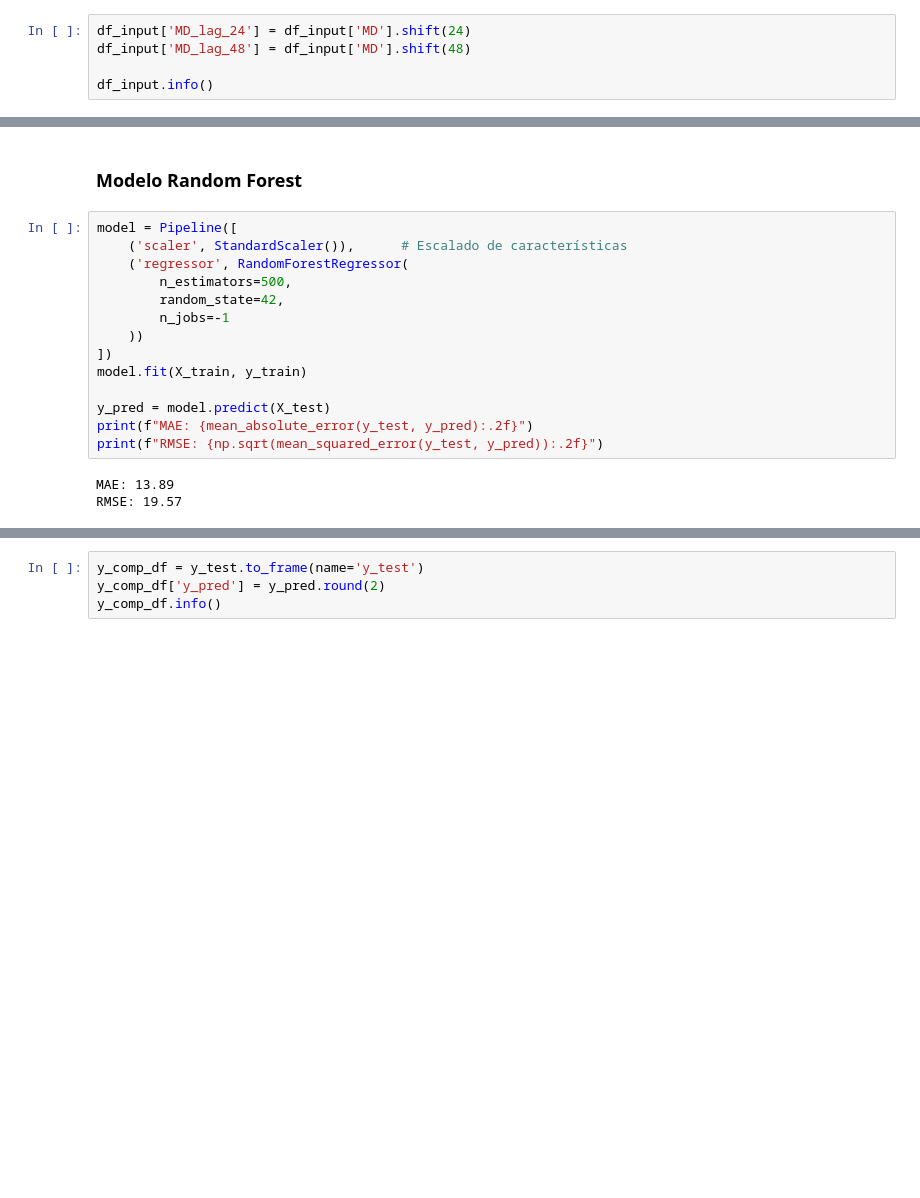
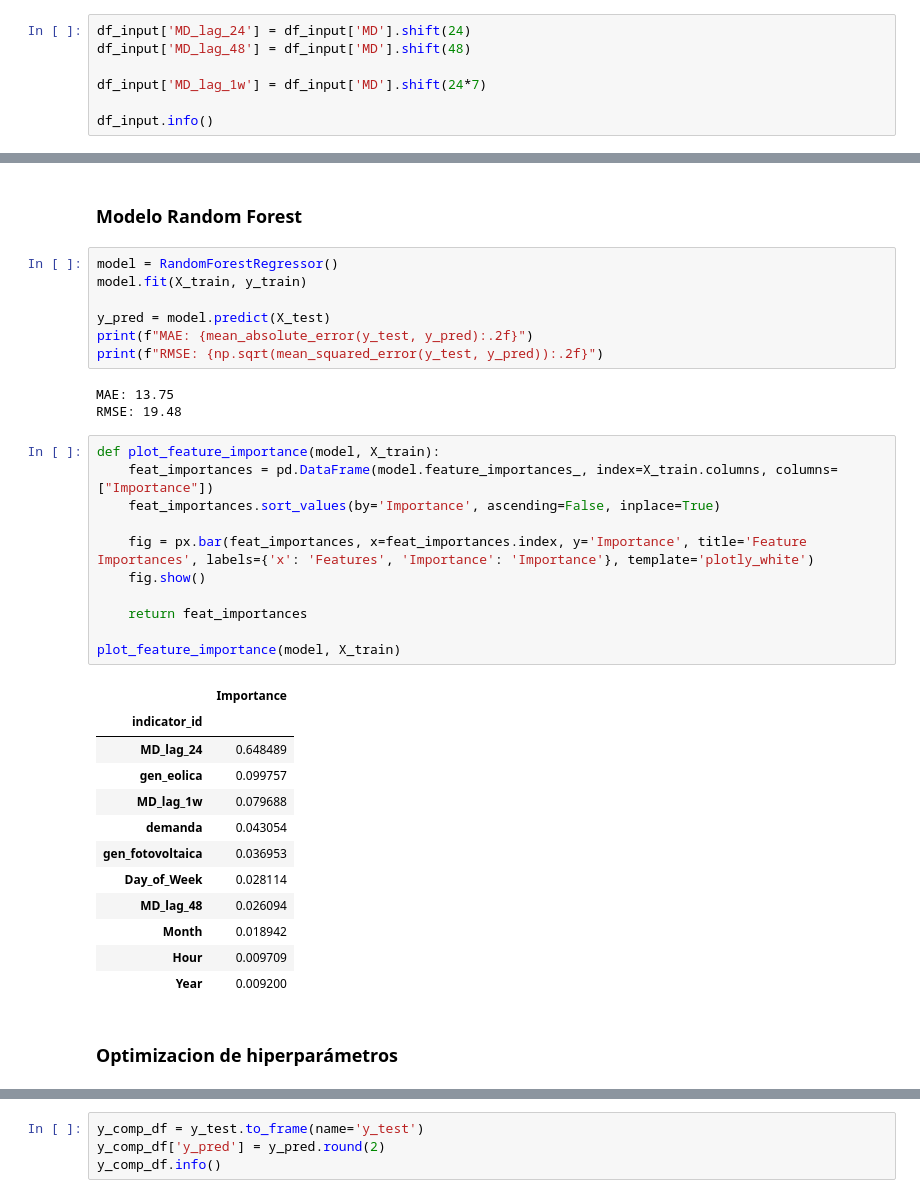
Before and after one commit to JaimeNavs9/proyecto_prediccion_MD, a Jupyter notebook: modelo_d+1_ml.ipynb, the cells around one changed output, grey strips where cells are left out. Cells and saved outputs as stored; diff of their text form; blank space fills up the shorter version.

```diff
--- a/modelo_d+1_ml.ipynb
+++ b/modelo_d+1_ml.ipynb
@@ -92,6 +94,8 @@ df_input
 df_input['MD_lag_24'] = df_input['MD'].shift(24)
 df_input['MD_lag_48'] = df_input['MD'].shift(48)
 
+df_input['MD_lag_1w'] = df_input['MD'].shift(24*7)
+
 df_input.info()
 # %% [output]
 <class 'pandas.core.frame.DataFrame'>
@@ -154,19 +160,38 @@ X_test, y_test = X[split_date + dt.timedelta(hours=1):], y[split_date + dt.timed
 # %% [markdown]
 ### Modelo Random Forest
 # %%
-model = Pipeline([
-    ('scaler', StandardScaler()),      # Escalado de características
-    ('regressor', RandomForestRegressor(
-        n_estimators=500,
-        random_state=42,
-        n_jobs=-1
-    ))
-])
+model = RandomForestRegressor()
 model.fit(X_train, y_train)
 
 y_pred = model.predict(X_test)
 print(f"MAE: {mean_absolute_error(y_test, y_pred):.2f}")
 print(f"RMSE: {np.sqrt(mean_squared_error(y_test, y_pred)):.2f}")
 # %% [output]
-MAE: 13.89
-RMSE: 19.57
+MAE: 13.75
+RMSE: 19.48
+# %%
+def plot_feature_importance(model, X_train):
+    feat_importances = pd.DataFrame(model.feature_importances_, index=X_train.columns, columns=["Importance"])
+    feat_importances.sort_values(by='Importance', ascending=False, inplace=True)
+
+    fig = px.bar(feat_importances, x=feat_importances.index, y='Importance', title='Feature Importances', labels={'x': 'Features', 'Importance': 'Importance'}, template='plotly_white')
+    fig.show()
+
+    return feat_importances
+
+plot_feature_importance(model, X_train)
+# %% [output]
+|  | Importance |
+| indicator_id |  |
+| MD_lag_24 | 0.648489 |
+| gen_eolica | 0.099757 |
+| MD_lag_1w | 0.079688 |
+| demanda | 0.043054 |
+| gen_fotovoltaica | 0.036953 |
+| Day_of_Week | 0.028114 |
+| MD_lag_48 | 0.026094 |
+| Month | 0.018942 |
+| Hour | 0.009709 |
+| Year | 0.009200 |
+# %% [markdown]
+### Optimizacion de hiperparámetros
```
Also changed, not shown: parts of 5 cells of this notebook.
